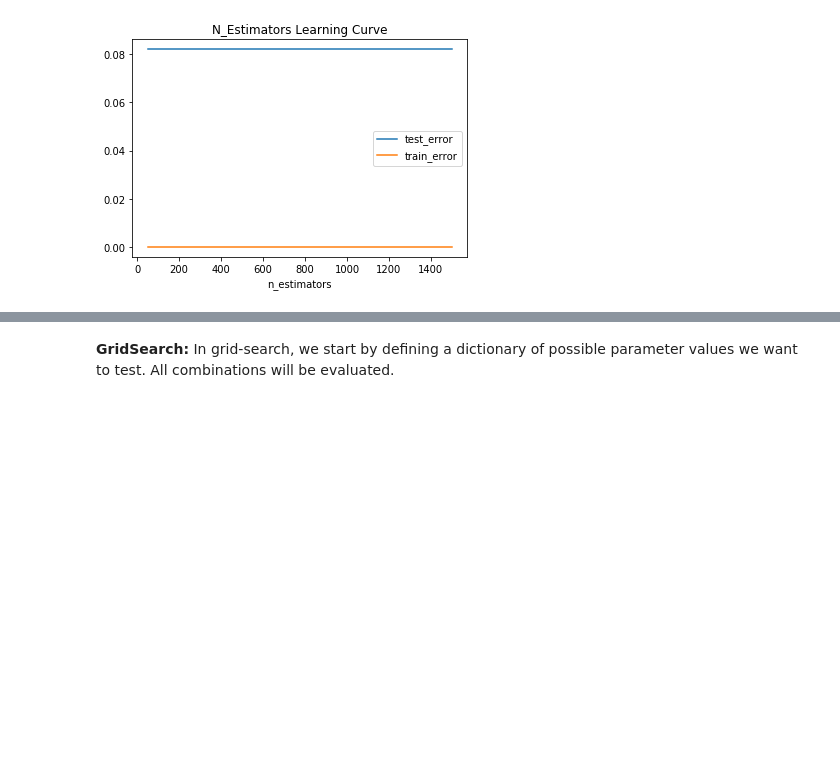
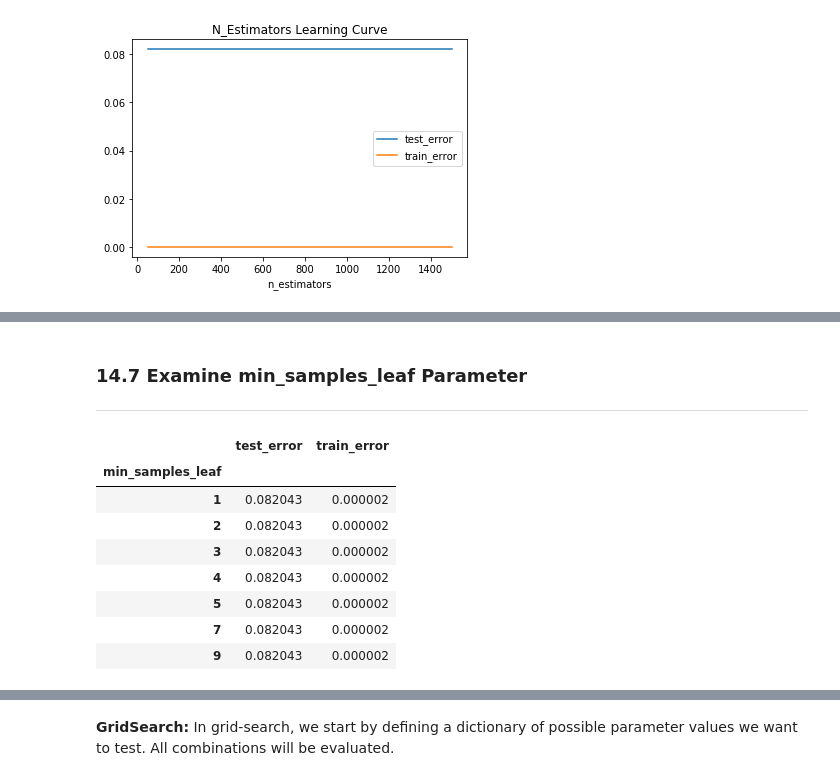
Before and after one commit to sachin-rastogi/MLClasses-HW, a Jupyter notebook: L2/Data Science Pipeline - Iris Dataset-Home-Work.ipynb, the cells around one changed output, grey strips where cells are left out. Saved outputs shown, nothing was run; the diff lists cells and outputs as text; code cells hidden in the pictures; blank space fills up the shorter version.

```diff
--- a/L2/Data Science Pipeline - Iris Dataset-Home-Work.ipynb
+++ b/L2/Data Science Pipeline - Iris Dataset-Home-Work.ipynb
@@ -453,0 +497,29 @@ n_estimators_lr.plot(title="N_Estimators Learning Curve")
+# %% [markdown]
+### 14.7 Examine min_samples_leaf Parameter
+***
+# %%
+# Reset results array
+results = []
+
+for min_samples_leaf in [1,2,3,4,5,7,9]:
+    clf = xgb.XGBRegressor(max_depth=3,learning_rate=0.4,n_estimators=50,max_features=0.1,min_samples_leaf=min_samples_leaf)
+    clf.fit(X_train, Y_train, eval_set=eval_set, verbose=False)
+    results.append(
+        {
+            'min_samples_leaf': min_samples_leaf,
+            'train_error': metrics.mean_squared_error(Y_train, clf.predict(X_train)),
+            'test_error': metrics.mean_squared_error(Y_validation, clf.predict(X_validation))
+        })
+
+min_samples_leaf_lr = pd.DataFrame(results).set_index('min_samples_leaf').sort_index()
+min_samples_leaf_lr
+# %% [output]
+|  | test_error | train_error |
+| min_samples_leaf |  |  |
+| 1 | 0.082043 | 0.000002 |
+| 2 | 0.082043 | 0.000002 |
+| 3 | 0.082043 | 0.000002 |
+| 4 | 0.082043 | 0.000002 |
+| 5 | 0.082043 | 0.000002 |
+| 7 | 0.082043 | 0.000002 |
+| 9 | 0.082043 | 0.000002 |
```
Also changed, not shown: parts of 20 cells of this notebook.
